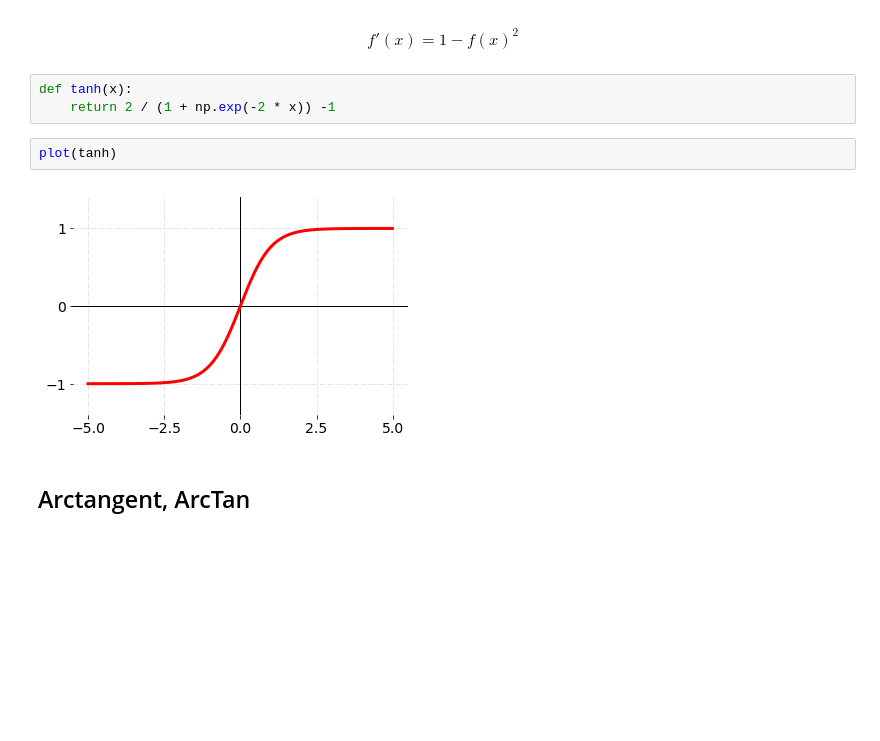
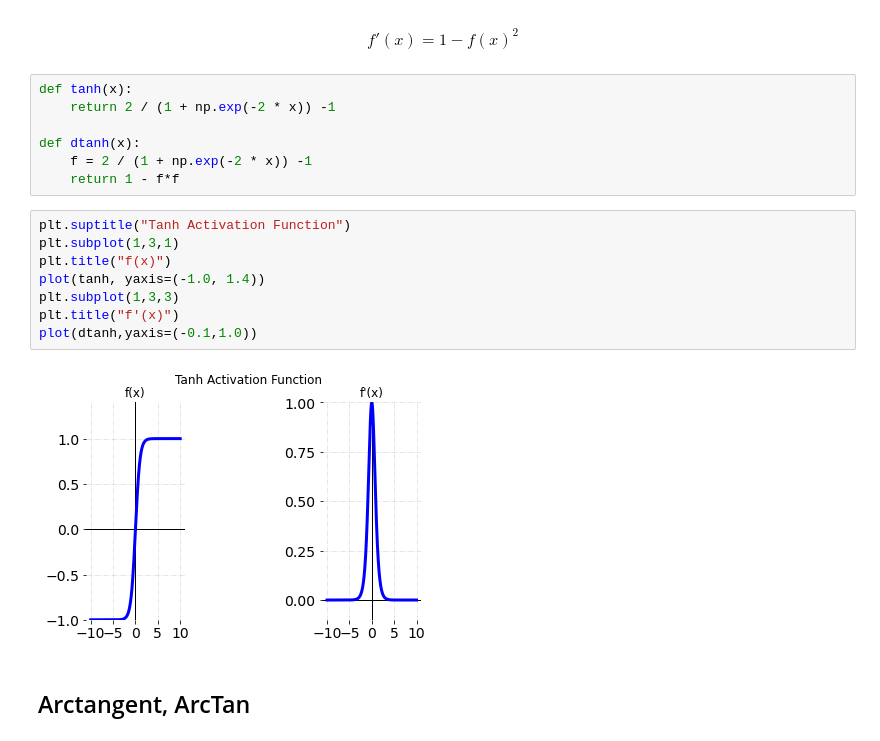
Before and after one commit to siebenrock/activation-functions, a Jupyter notebook: activation_functions.ipynb, the cells around one changed output. Saved outputs shown, nothing was run; the diff lists cells and outputs as text; blank space fills up the shorter version.

```diff
--- a/activation_functions.ipynb
+++ b/activation_functions.ipynb
@@ -144,10 +162,20 @@ $$
 # %%
 def tanh(x):
     return 2 / (1 + np.exp(-2 * x)) -1
+
+def dtanh(x):
+    f = 2 / (1 + np.exp(-2 * x)) -1
+    return 1 - f*f
-# %%
-plot(tanh)
-# %% [output]
-[figure, removed]
+# %%
+plt.suptitle("Tanh Activation Function")
+plt.subplot(1,3,1)
+plt.title("f(x)")
+plot(tanh, yaxis=(-1.0, 1.4))
+plt.subplot(1,3,3)
+plt.title("f'(x)")
+plot(dtanh,yaxis=(-0.1,1.0))
+# %% [output]
+[figure, added]
 # %% [markdown]
 ## Arctangent, ArcTan
 # %% [markdown]
```
Also changed, not shown: parts of 27 cells of this notebook, 12 other files.
